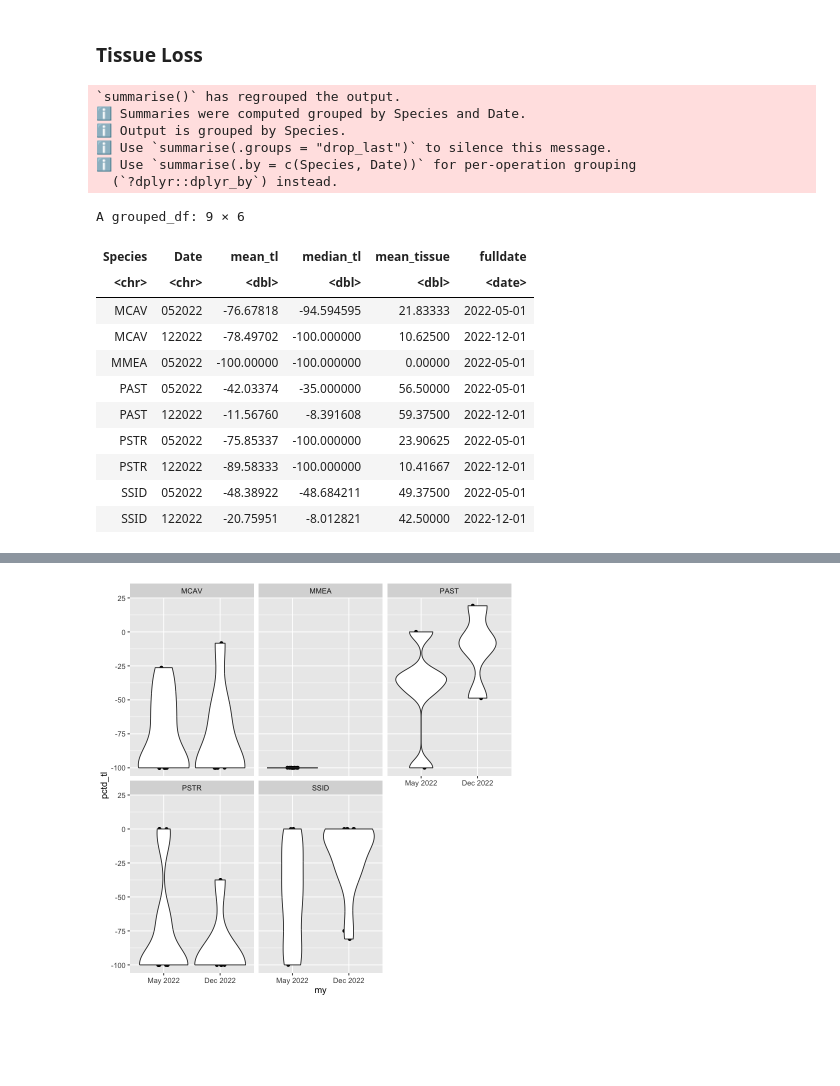
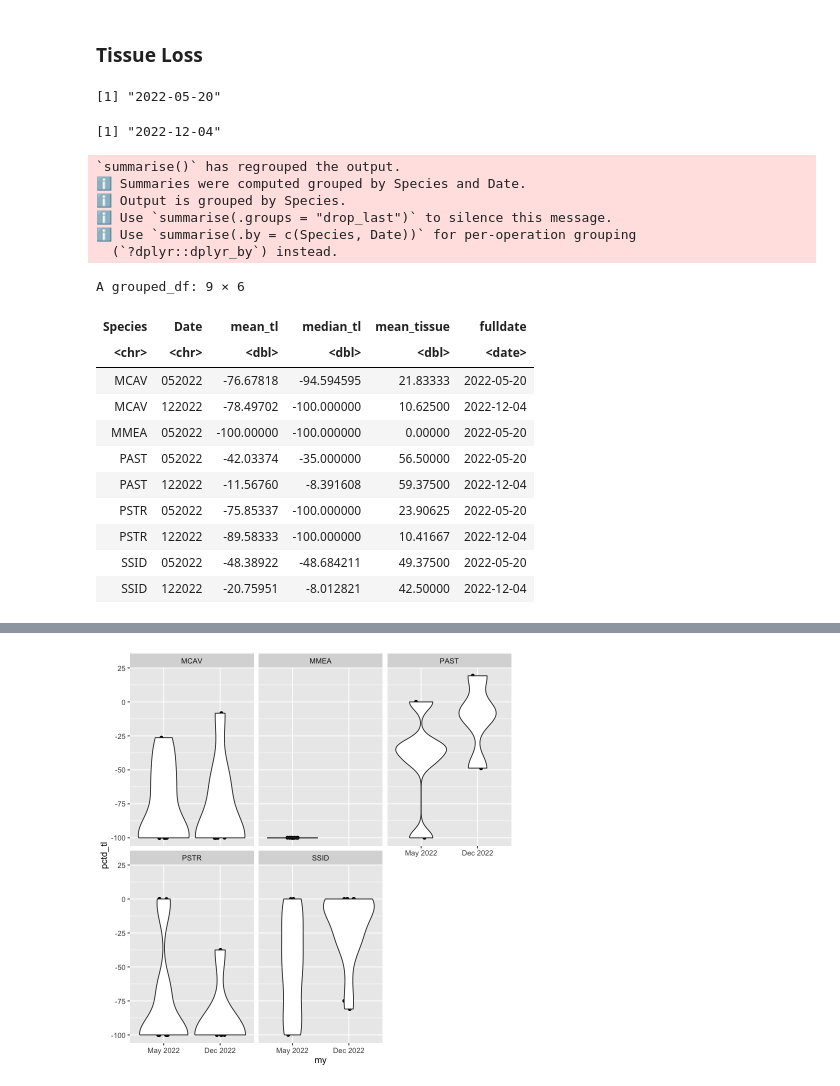
Before and after one commit to brookewicz/Code_notebook, a Jupyter notebook: sctld_tl/tl.ipynb, the cells around one changed output, grey strips where cells are left out. Saved outputs shown, nothing was run; the diff lists cells and outputs as text; code cells hidden in the pictures; blank space fills up the shorter version.

```diff
--- a/sctld_tl/tl.ipynb
+++ b/sctld_tl/tl.ipynb
@@ -539,31 +539,39 @@ A rstatix_test: 10 × 9
     # or could do over entire period?? this might make sense but need to recalculate
 
 # i think pct change makes sense here??
+# %%
+min(tl_stats$fulldate)
+max(tl_stats$fulldate)
+# %% [output]
+[1] "2022-05-20"
+[1] "2022-12-04"
 # %%
 # look at avg and median tl per spp
 means<-tl_stats %>%
     group_by(Species,Date)%>%
     summarise(mean_tl = mean(pctd_tl),
              median_tl = median(pctd_tl),
              mean_tissue = mean(tissue)) %>%
-    mutate(fulldate = my(Date))
+    mutate(fulldate = case_when(
+        Date == "052022" ~ min(tl_stats$fulldate),
+        Date == "122022" ~ max(tl_stats$fulldate)))
 means
 # %% [output]
 `summarise()` has regrouped the output.
 ℹ Summaries were computed grouped by Species and Date.
 ℹ Output is grouped by Species.
 ℹ Use `summarise(.groups = "drop_last")` to silence this message.
 ℹ Use `summarise(.by = c(Species, Date))` for per-operation grouping
   (`?dplyr::dplyr_by`) instead.
 A grouped_df: 9 × 6
 | Species | Date | mean_tl | median_tl | mean_tissue | fulldate |
 | <chr> | <chr> | <dbl> | <dbl> | <dbl> | <date> |
-| MCAV | 052022 | -76.67818 | -94.594595 | 21.83333 | 2022-05-01 |
-| MCAV | 122022 | -78.49702 | -100.000000 | 10.62500 | 2022-12-01 |
-| MMEA | 052022 | -100.00000 | -100.000000 | 0.00000 | 2022-05-01 |
-| PAST | 052022 | -42.03374 | -35.000000 | 56.50000 | 2022-05-01 |
-| PAST | 122022 | -11.56760 | -8.391608 | 59.37500 | 2022-12-01 |
-| PSTR | 052022 | -75.85337 | -100.000000 | 23.90625 | 2022-05-01 |
-| PSTR | 122022 | -89.58333 | -100.000000 | 10.41667 | 2022-12-01 |
-| SSID | 052022 | -48.38922 | -48.684211 | 49.37500 | 2022-05-01 |
-| SSID | 122022 | -20.75951 | -8.012821 | 42.50000 | 2022-12-01 |
+| MCAV | 052022 | -76.67818 | -94.594595 | 21.83333 | 2022-05-20 |
+| MCAV | 122022 | -78.49702 | -100.000000 | 10.62500 | 2022-12-04 |
+| MMEA | 052022 | -100.00000 | -100.000000 | 0.00000 | 2022-05-20 |
+| PAST | 052022 | -42.03374 | -35.000000 | 56.50000 | 2022-05-20 |
+| PAST | 122022 | -11.56760 | -8.391608 | 59.37500 | 2022-12-04 |
+| PSTR | 052022 | -75.85337 | -100.000000 | 23.90625 | 2022-05-20 |
+| PSTR | 122022 | -89.58333 | -100.000000 | 10.41667 | 2022-12-04 |
+| SSID | 052022 | -48.38922 | -48.684211 | 49.37500 | 2022-05-20 |
+| SSID | 122022 | -20.75951 | -8.012821 | 42.50000 | 2022-12-04 |
```
Also changed, not shown: parts of 2 cells of this notebook.
